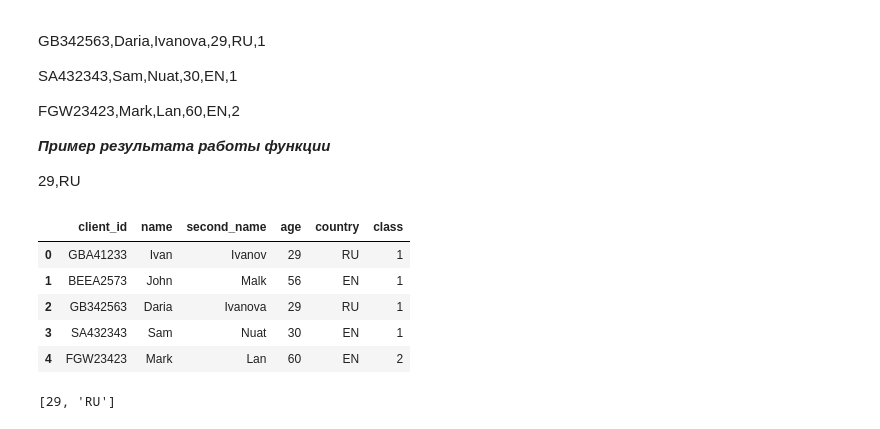
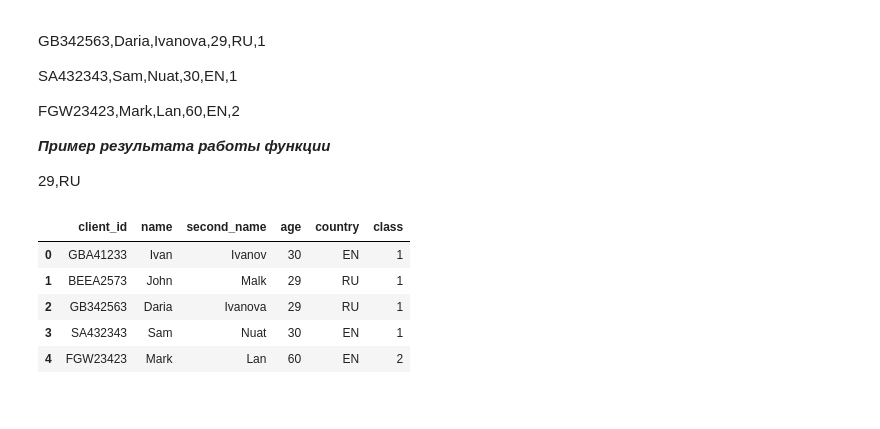
Before and after one commit to VorobyvEgor/Ex_tg_bot, a Jupyter notebook: Ex_tg_bot_Python_2.ipynb, the cells around one changed output. Cells and saved outputs as stored; diff of their text form; code cells hidden in the pictures.

```diff
--- a/Ex_tg_bot_Python_2.ipynb
+++ b/Ex_tg_bot_Python_2.ipynb
@@ -536,17 +532,17 @@ FGW23423,Mark,Lan,60,EN,2
 # %%
 df = pd.DataFrame({
     'client_id': ['GBA41233', 'BEEA2573', 'GB342563', 'SA432343', 'FGW23423'],
     'name': ['Ivan', 'John', 'Daria', 'Sam', 'Mark'],
     'second_name': ['Ivanov', 'Malk', 'Ivanova', 'Nuat', 'Lan'],
-    'age': [29, 56, 29, 30, 60],
-    'country': ['RU', 'EN', 'RU', 'EN', 'EN'],
+    'age': [30, 29, 29, 30, 60],
+    'country': ['EN', 'RU', 'RU', 'EN', 'EN'],
     'class': [1, 1, 1, 1, 2]
 })
 df
 # %% [output]
 |  | client_id | name | second_name | age | country | class |
-| 0 | GBA41233 | Ivan | Ivanov | 29 | RU | 1 |
-| 1 | BEEA2573 | John | Malk | 56 | EN | 1 |
+| 0 | GBA41233 | Ivan | Ivanov | 30 | EN | 1 |
+| 1 | BEEA2573 | John | Malk | 29 | RU | 1 |
 | 2 | GB342563 | Daria | Ivanova | 29 | RU | 1 |
 | 3 | SA432343 | Sam | Nuat | 30 | EN | 1 |
 | 4 | FGW23423 | Mark | Lan | 60 | EN | 2 |
@@ -559,4 +554,0 @@ def find_popular(df, columns):
-# %%
-find_popular(df, col)
-# %% [output]
-[29, 'RU']
```
Also changed, not shown: parts of 9 cells of this notebook.
